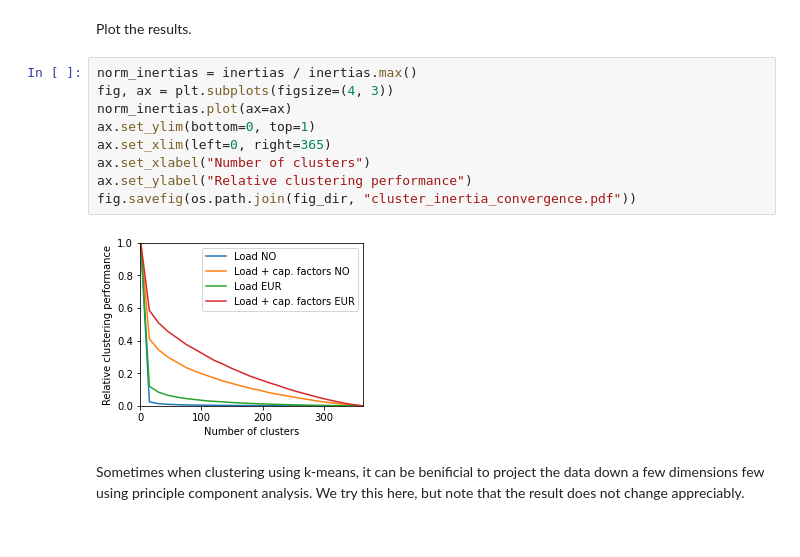
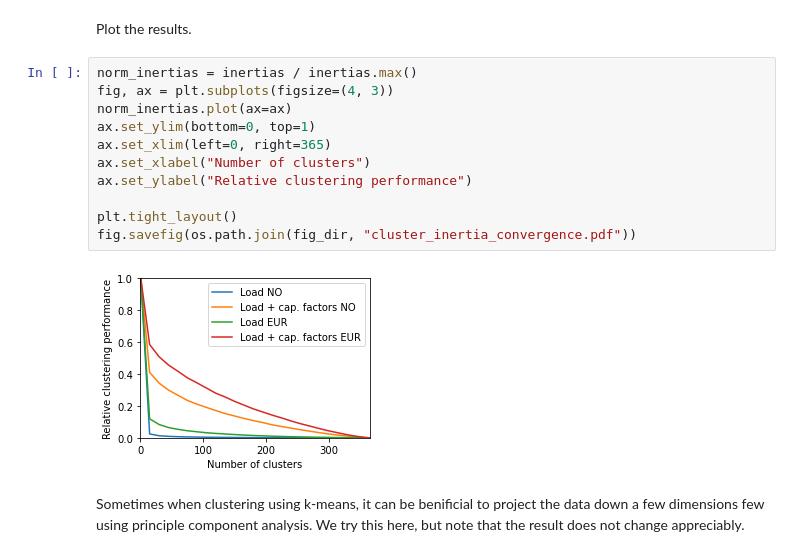
Before and after one commit to koen-vg/pypsa-eur, a Jupyter notebook: notebooks/cluster-analysis.ipynb, the cells around one changed output. Cells and saved outputs as stored; diff of their text form.

Commit message:
Updated figures

```diff
--- a/notebooks/cluster-analysis.ipynb
+++ b/notebooks/cluster-analysis.ipynb
@@ -84,14 +84,16 @@ Plot the results.
 # %%
 norm_inertias = inertias / inertias.max()
 fig, ax = plt.subplots(figsize=(4, 3))
 norm_inertias.plot(ax=ax)
 ax.set_ylim(bottom=0, top=1)
 ax.set_xlim(left=0, right=365)
 ax.set_xlabel("Number of clusters")
 ax.set_ylabel("Relative clustering performance")
+
+plt.tight_layout()
 fig.savefig(os.path.join(fig_dir, "cluster_inertia_convergence.pdf"))
 # %% [output]
-[figure, old version]
+[figure, new version]
 # %% [markdown]
 Sometimes when clustering using k-means, it can be benificial to project the data down a few dimensions few using principle component analysis. We try this here, but note that the result does not change appreciably.
 # %%
```
Also changed, not shown: 2 other files.
